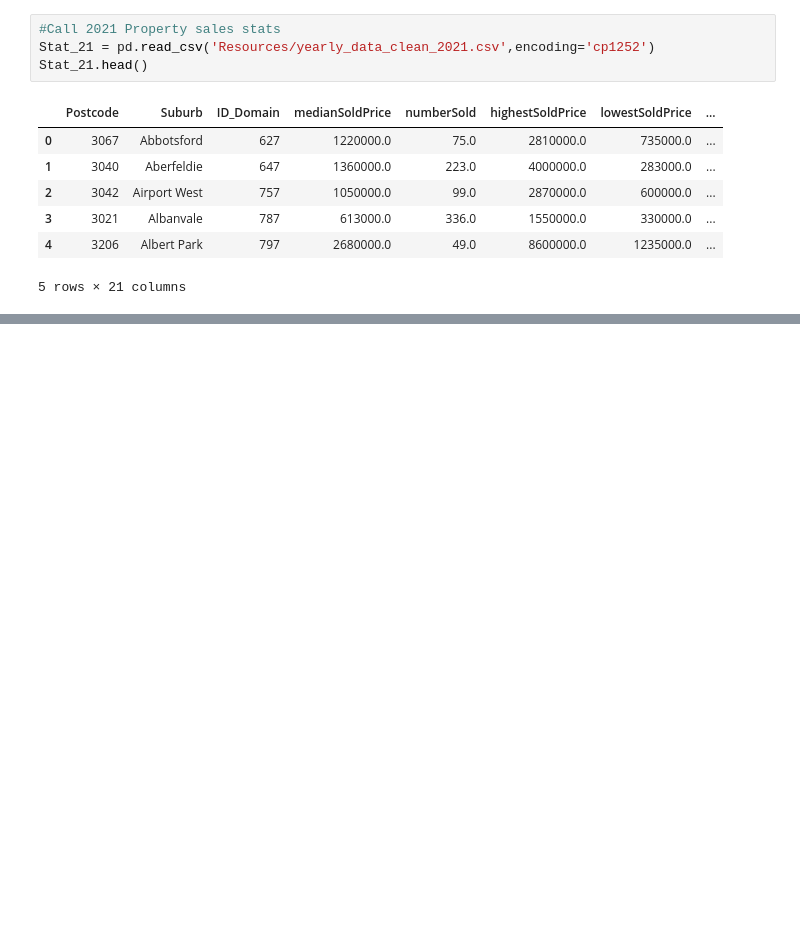
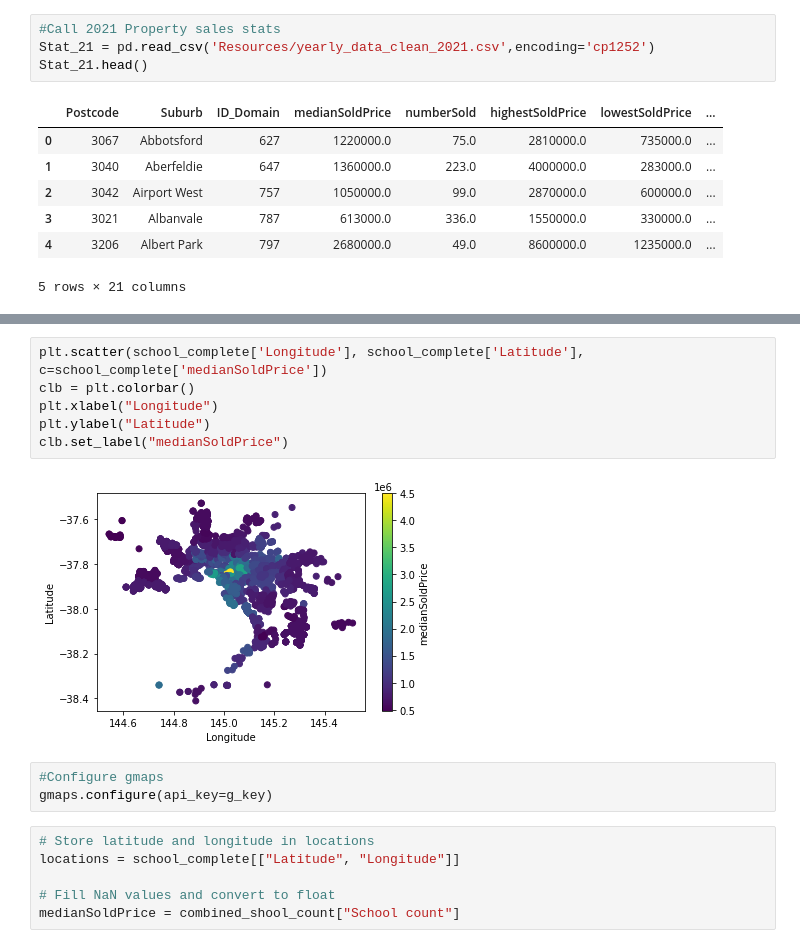
Before and after one commit to 22OVERSooN/Project1_Realestate_Analysis, a Jupyter notebook: Schoolanalysis.ipynb, the cells around one changed output, grey strips where cells are left out. Saved outputs shown, nothing was run; the diff lists cells and outputs as text; blank space fills up the shorter version.

```diff
--- a/Schoolanalysis.ipynb
+++ b/Schoolanalysis.ipynb
@@ -217,0 +128,17 @@ combined_shool_count.head(10)
+# %%
+plt.scatter(school_complete['Longitude'], school_complete['Latitude'], c=school_complete['medianSoldPrice'])
+clb = plt.colorbar()
+plt.xlabel("Longitude")
+plt.ylabel("Latitude")
+clb.set_label("medianSoldPrice")
+# %% [output]
+[figure, added]
+# %%
+#Configure gmaps
+gmaps.configure(api_key=g_key)
+# %%
+# Store latitude and longitude in locations
+locations = school_complete[["Latitude", "Longitude"]]
+
+# Fill NaN values and convert to float
+medianSoldPrice = combined_shool_count["School count"]
```
Also changed, not shown: parts of 28 cells of this notebook, 7 other files.
